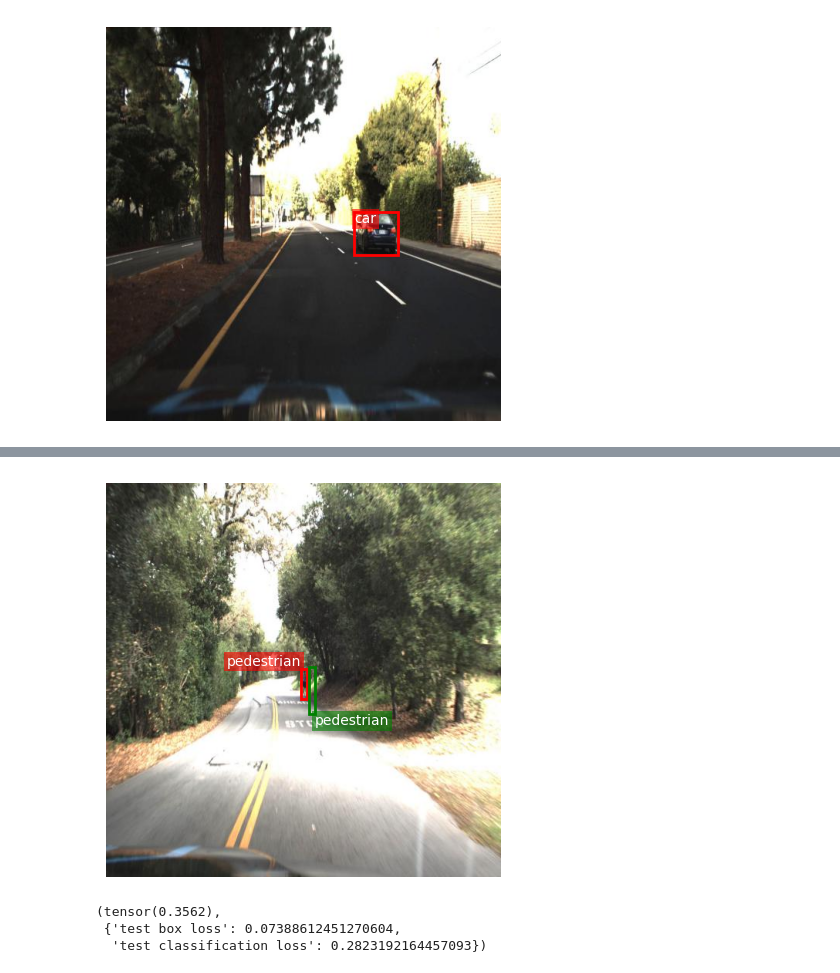
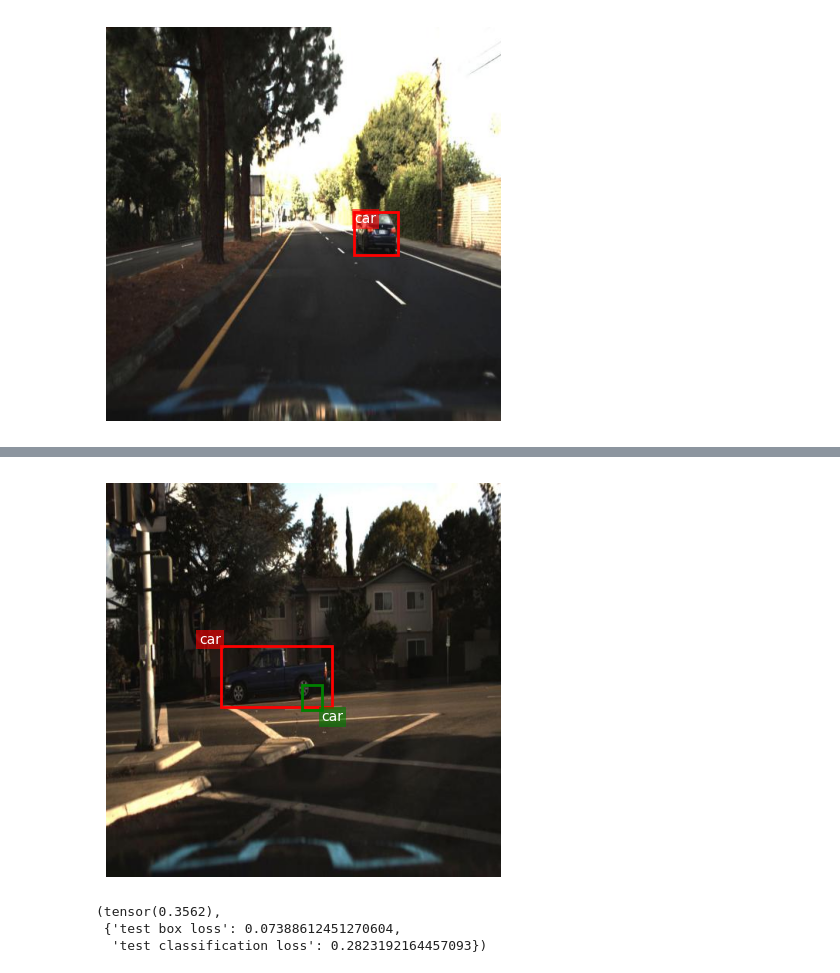
Before and after one commit to ElliotBlackstone/automotive-ssd-object-detection, a Jupyter notebook: ResNetBBoxAndClassifier_car.ipynb, the cells around one changed output, grey strips where cells are left out. Saved outputs shown, nothing was run; the diff lists cells and outputs as text; code cells hidden in the pictures.

```diff
--- a/ResNetBBoxAndClassifier_car.ipynb
+++ b/ResNetBBoxAndClassifier_car.ipynb
@@ -26,7 +26,7 @@ import pandas as pd
 import numpy as np
 import random
 from PIL import Image
-from sklearn.model_selection import StratifiedGroupKFold
+from sklearn.model_selection import StratifiedGroupKFold, train_test_split
 from typing import Tuple, Dict, List
 import sys
 from timeit import default_timer as timer
@@ -39,7 +39,7 @@ import CarImageClass
 device = "cuda" if torch.cuda.is_available() else "cpu"
 
 # desktop or laptop
-machine = 'laptop'
+machine = 'desktop'
 
 # Setup path to data folder
 if machine == 'laptop':
@@ -459,7 +1001,7 @@ def show_with_box(img_plus_target,
             )
             ax.add_patch(rect)
             if label:
-                label_dict = {'car': 1, 'truck': 3, 'pedestrian': 2}
+                label_dict = {'car': 0, 'truck': 2, 'pedestrian': 1}
                 im_label_masked = target['labels'][i]
                 im_label = list(label_dict.keys())[list(label_dict.values()).index(im_label_masked)]
                 ax.text(
@@ -513,28 +1055,30 @@ def show_with_box(img_plus_target,
 # %%
 new_imgs = CarImageClass.ImageClass(targ_dir=test_path_oo, transform=test_tfms, file_pct=1)
 test_set = CarImageClass.ImageClass(targ_dir=test_path_oo, transform=None, file_pct=1)
 
 BATCH_SIZE = 1
 # Create DataLoader's
 new_dataloader = DataLoader(new_imgs,
                               batch_size=BATCH_SIZE,
                               shuffle=False,
                               #num_workers=NUM_WORKERS,
                               )
 
 rand_index = np.random.randint(0, len(new_imgs))
 
 new = new_dataloader.dataset[rand_index]
 
-pred_dict = model_0(new[0].unsqueeze(dim=0))
+pred_dict = model_0(new[0].unsqueeze(dim=0).to(device))
+pred_dict['boxes'] = pred_dict['boxes'].to('cpu')
+pred_dict['logits'] = pred_dict['logits'].to('cpu')
 
 predbox = pred_dict['boxes'].detach() * (512 / IMG_SIZE)
-pred_label = list(test_set.class_to_idx.keys())[list(test_set.class_to_idx.values()).index(torch.argmax(pred_dict['logits']) + 1)]
+pred_label = list(test_set.class_to_idx.keys())[list(test_set.class_to_idx.values()).index(torch.argmax(pred_dict['logits']))]
 
 
 show_with_box(test_set[new[1]['image_id']], color='r', label=True, pred_box=True, bbox_pred=predbox, label_pred=pred_label)
 # %% [output]
-[figure, old version]
+[figure, new version]
 # %%
 BATCH_SIZE = 16
 # Create DataLoader's
```
Also changed, not shown: parts of 7 cells of this notebook, 1 other file.
